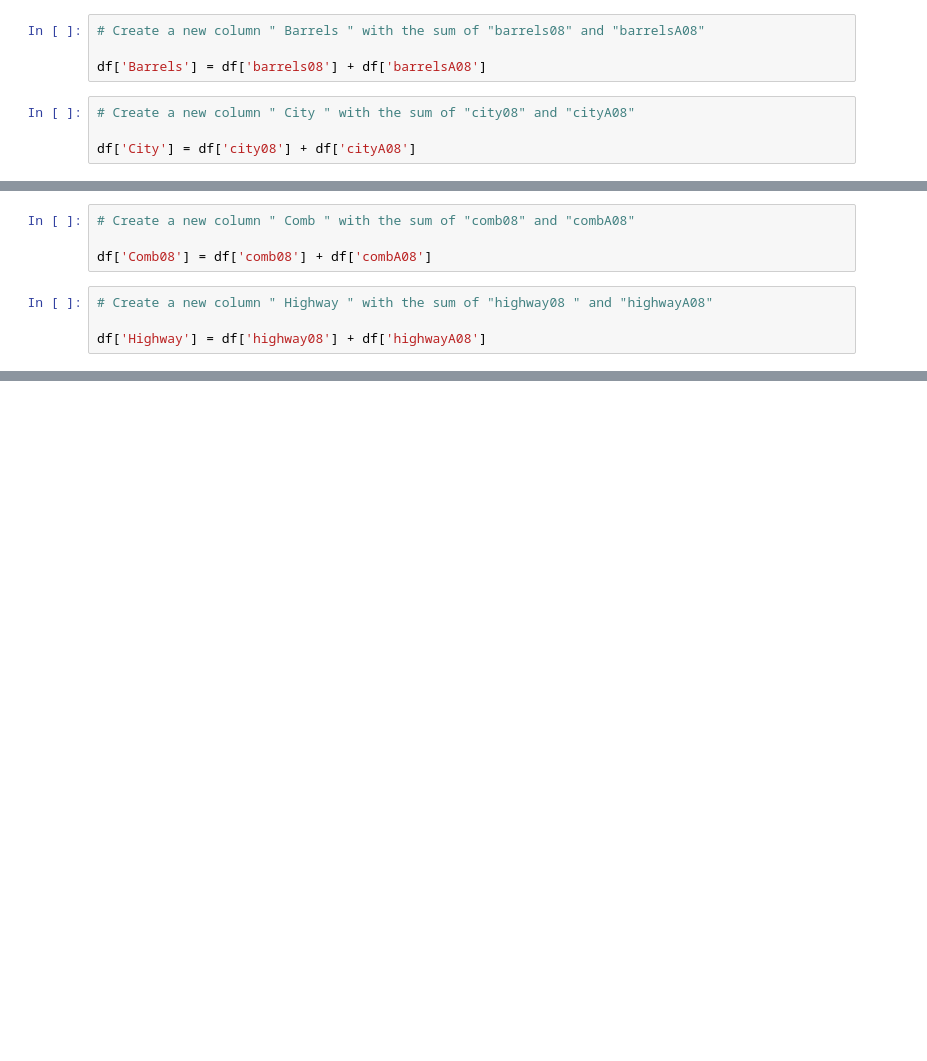
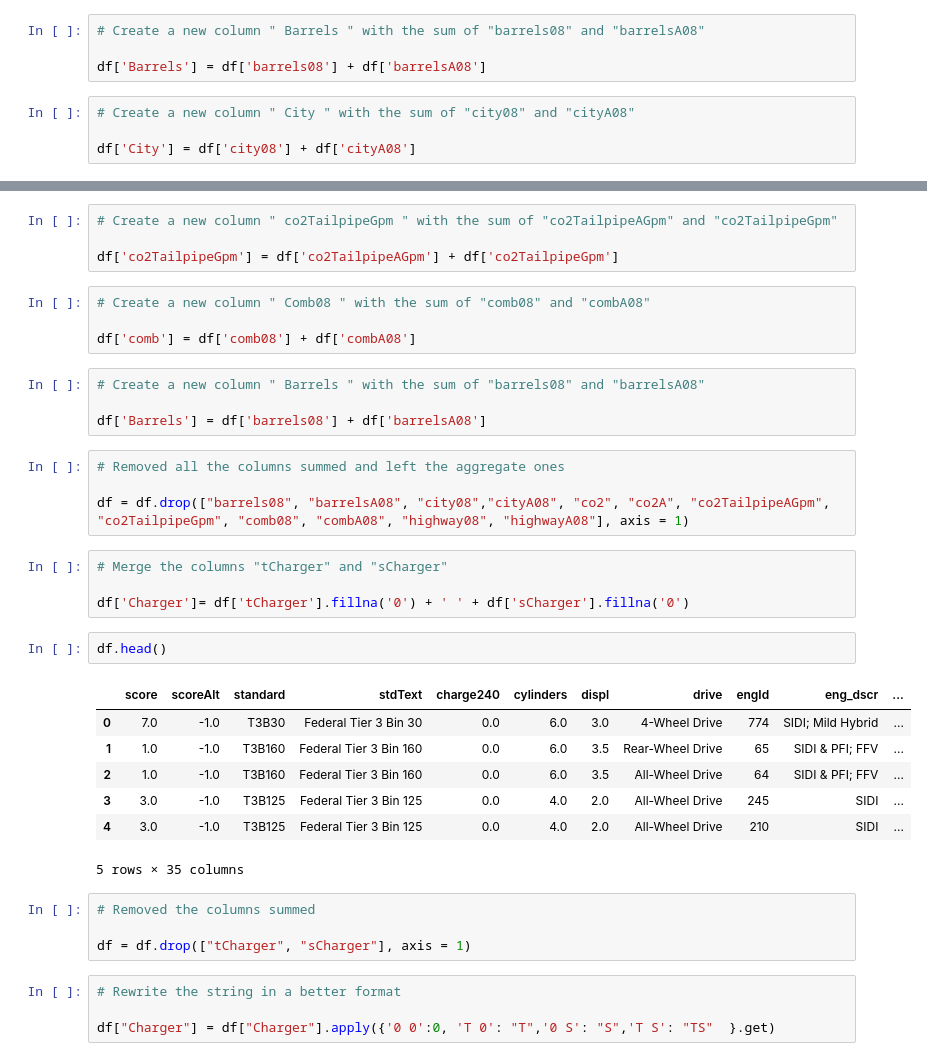
Before and after one commit to luchiangi/ML_Project, a Jupyter notebook: ML A.Luchi & F.Ceccarani.ipynb, the cells around one changed output, grey strips where cells are left out. Saved outputs shown, nothing was run; the diff lists cells and outputs as text; blank space fills up the shorter version.

```diff
--- a/ML A.Luchi & F.Ceccarani.ipynb
+++ b/ML A.Luchi & F.Ceccarani.ipynb
@@ -614,8 +649,0 @@ df['co2TailpipeGpm'] = df['co2TailpipeAGpm'] + df['co2TailpipeGpm']
-# %%
-# Create a new column " Comb " with the sum of "comb08" and "combA08"
-
-df['Comb08'] = df['comb08'] + df['combA08']
-# %%
-# Create a new column " Highway " with the sum of "highway08 " and "highwayA08"
-
-df['Highway'] = df['highway08'] + df['highwayA08']
@@ -661,0 +654,38 @@ Name: Charger, dtype: int64
+# %%
+# Create a new column " co2TailpipeGpm " with the sum of "co2TailpipeAGpm" and "co2TailpipeGpm"
+
+df['co2TailpipeGpm'] = df['co2TailpipeAGpm'] + df['co2TailpipeGpm']
+# %%
+# Create a new column " Comb08 " with the sum of "comb08" and "combA08"
+
+df['comb'] = df['comb08'] + df['combA08']
+# %%
+# Create a new column " Barrels " with the sum of "barrels08" and "barrelsA08"
+
+df['Barrels'] = df['barrels08'] + df['barrelsA08']
+# %%
+# Removed all the columns summed and left the aggregate ones
+
+df = df.drop(["barrels08", "barrelsA08", "city08","cityA08", "co2", "co2A", "co2TailpipeAGpm", "co2TailpipeGpm", "comb08", "combA08", "highway08", "highwayA08"], axis = 1)
+# %%
+# Merge the columns "tCharger" and "sCharger"
+
+df['Charger']= df['tCharger'].fillna('0') + ' ' + df['sCharger'].fillna('0')
+# %%
+df.head()
+# %% [output]
+|  | score | scoreAlt | standard | stdText | charge240 | cylinders | displ | drive | engId | eng_dscr | ... |
+| 0 | 7.0 | -1.0 | T3B30 | Federal Tier 3 Bin 30 | 0.0 | 6.0 | 3.0 | 4-Wheel Drive | 774 | SIDI; Mild Hybrid | ... |
+| 1 | 1.0 | -1.0 | T3B160 | Federal Tier 3 Bin 160 | 0.0 | 6.0 | 3.5 | Rear-Wheel Drive | 65 | SIDI & PFI; FFV | ... |
+| 2 | 1.0 | -1.0 | T3B160 | Federal Tier 3 Bin 160 | 0.0 | 6.0 | 3.5 | All-Wheel Drive | 64 | SIDI & PFI; FFV | ... |
+| 3 | 3.0 | -1.0 | T3B125 | Federal Tier 3 Bin 125 | 0.0 | 4.0 | 2.0 | All-Wheel Drive | 245 | SIDI | ... |
+| 4 | 3.0 | -1.0 | T3B125 | Federal Tier 3 Bin 125 | 0.0 | 4.0 | 2.0 | All-Wheel Drive | 210 | SIDI | ... |
+5 rows × 35 columns
+# %%
+# Removed the columns summed
+
+df = df.drop(["tCharger", "sCharger"], axis = 1)
+# %%
+# Rewrite the string in a better format
+
+df["Charger"] = df["Charger"].apply({'0 0':0, 'T 0': "T",'0 S': "S",'T S': "TS"  }.get)
```
Also changed, not shown: parts of 51 cells of this notebook.
